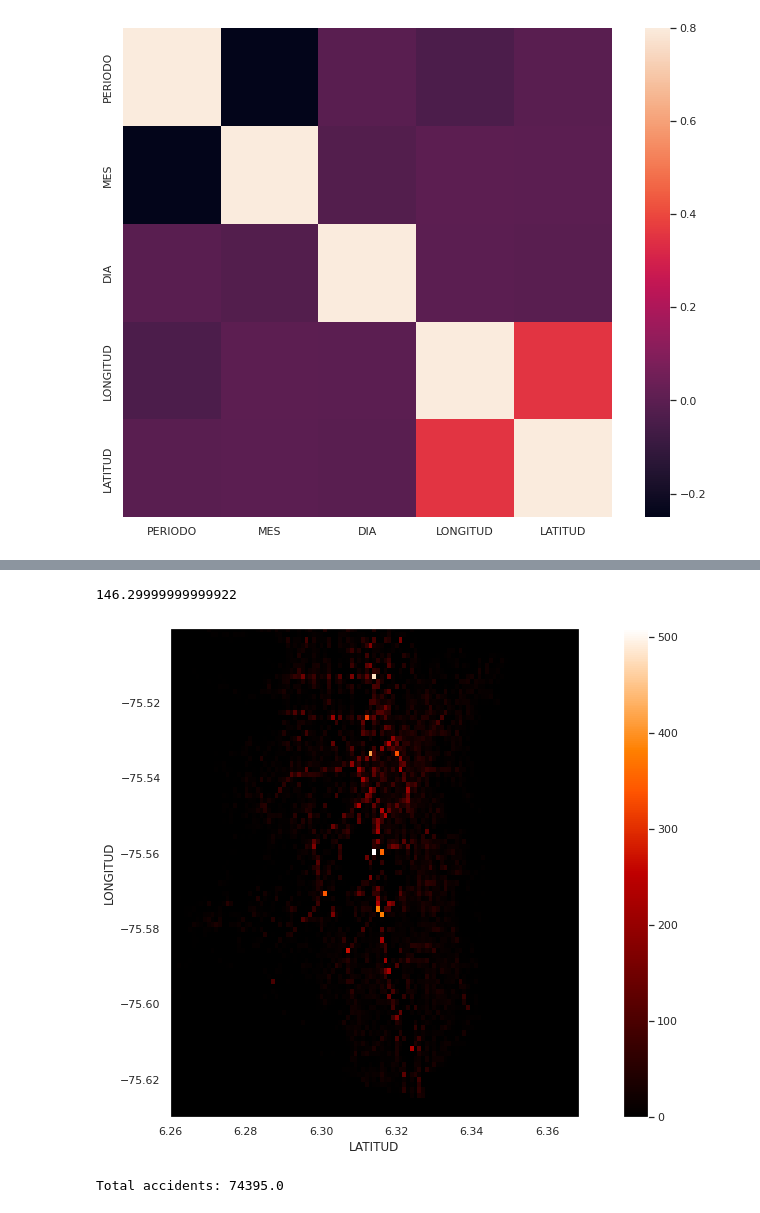
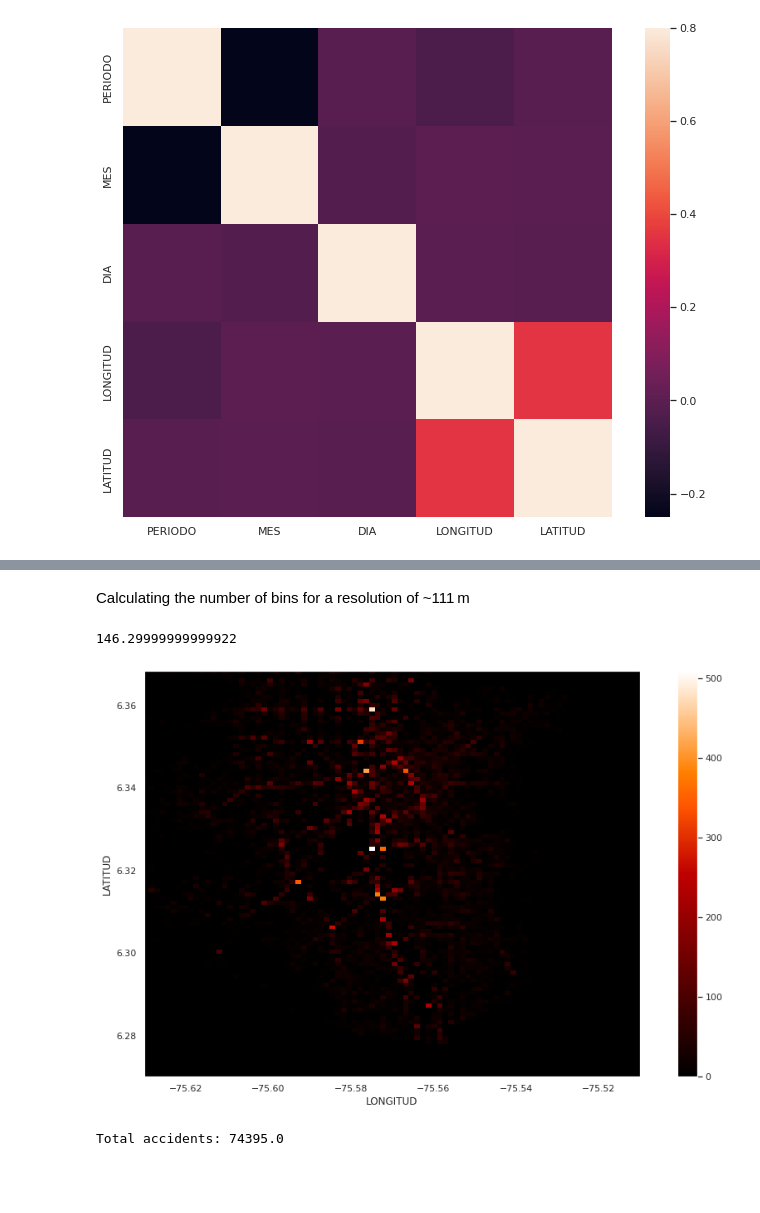
Before and after one commit to suarez-duran-m/personal_projects, a Jupyter notebook: movility/medellin/analysis_accidents_data.ipynb, the cells around one changed output, grey strips where cells are left out. Saved outputs shown, nothing was run; the diff lists cells and outputs as text; code cells hidden in the pictures; blank space fills up the shorter version.

```diff
--- a/movility/medellin/analysis_accidents_data.ipynb
+++ b/movility/medellin/analysis_accidents_data.ipynb
@@ -67,3 +83,5 @@ Name: LATITUD, dtype: float64
+# %% [markdown]
+Calculating the number of bins for a resolution of ~111$\,$m
 # %%
 (6.3683-6.2220) / 0.001
 # %% [output]
@@ -71,23 +89,24 @@ Name: LATITUD, dtype: float64
 # %%
 # Create a 2D histogram
 n_bins = 147
-hist, x_edges, y_edges = np.histogram2d(tmp_df['LATITUD'].values, tmp_df['LONGITUD'].values, bins=(n_bins, n_bins))
+hist, x_lon, y_lat = np.histogram2d(tmp_df['LONGITUD'].values, tmp_df['LATITUD'].values, bins=(n_bins, n_bins))
+hist = hist.T
 
 # Plot the 2D histogram
 plt.figure(figsize=(16, 9))
-plt.imshow(hist, interpolation='nearest', extent=[x_edges[0], x_edges[-1], y_edges[0], y_edges[-1]],
+plt.imshow(hist, interpolation='nearest', extent=[x_lon[0], x_lon[-1], y_lat[0], y_lat[-1]],
            cmap = 'gist_heat')
 
 plt.colorbar()
-plt.xlim(xmin = 6.26)
-plt.ylim(ymin = -75.63)
-plt.xlabel('LATITUD')
-plt.ylabel('LONGITUD')
+plt.xlim(xmin = -75.63, xmax = -75.51)
+plt.ylim(ymin = 6.27)
+plt.xlabel('LONGITUD')
+plt.ylabel('LATITUD')
 plt.grid(False)
 
 plt.show()
 # %% [output]
-[figure, old version]
+[figure, new version]
 # %%
 highest = []
 
```
Also changed, not shown: parts of 14 cells of this notebook.
